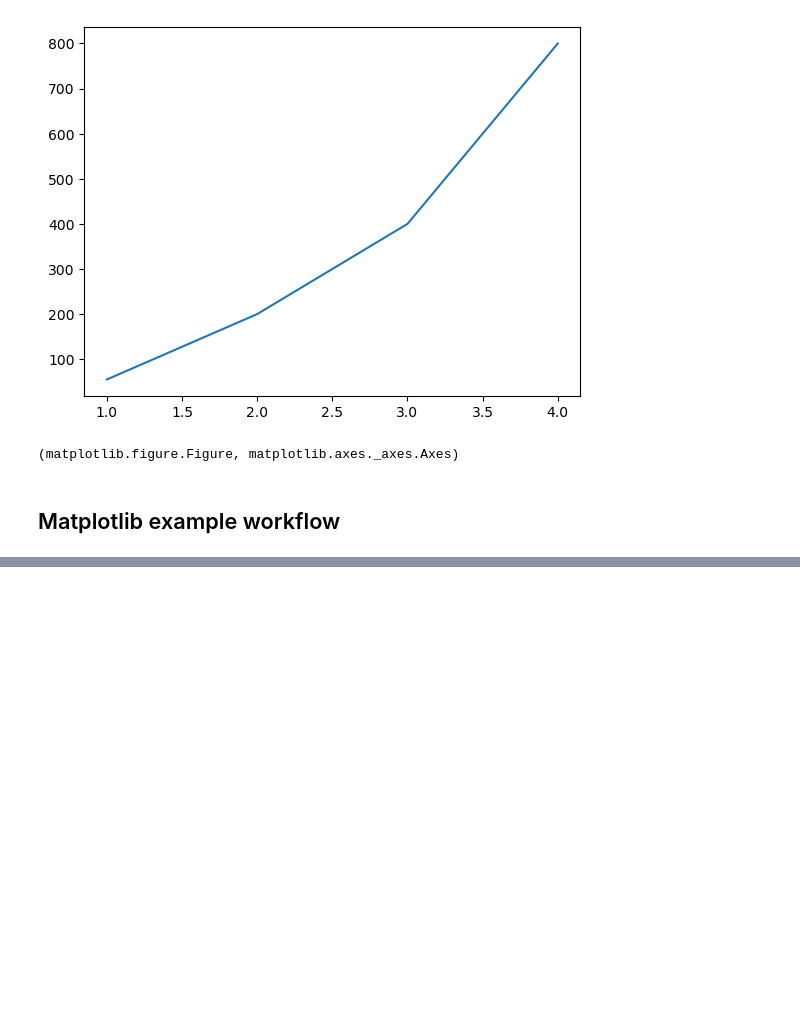
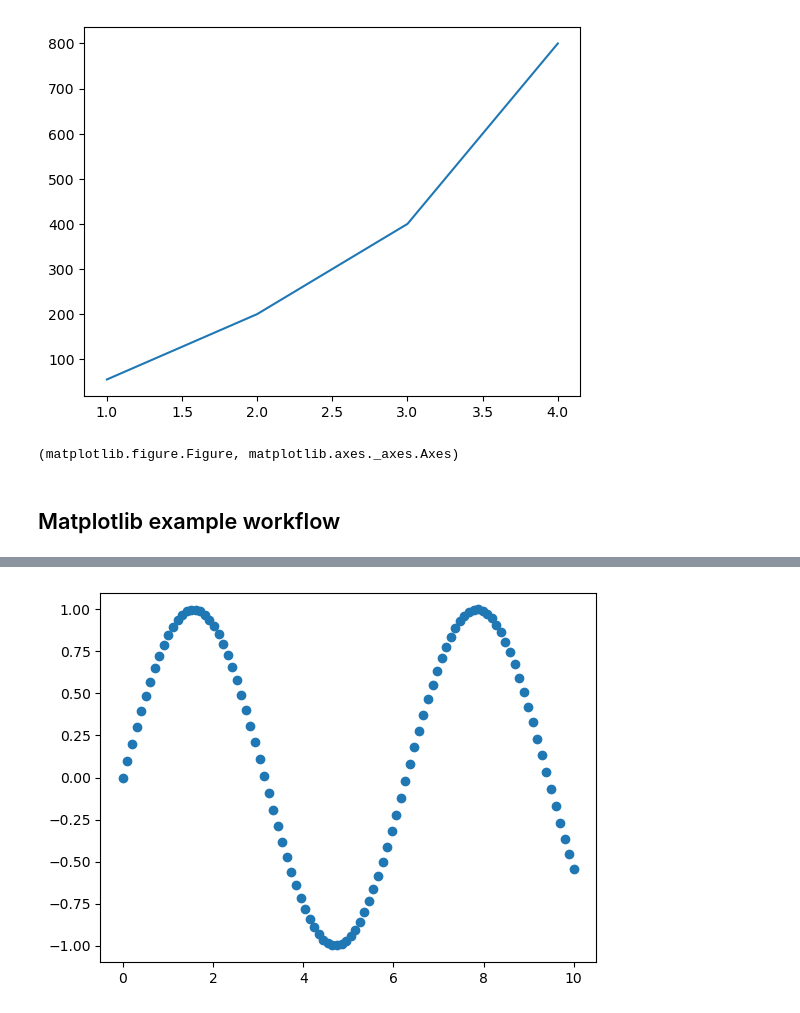
Before and after one commit to hamzazahidulislam/simple-ml, a Jupyter notebook: introduction-to-matplotlib.ipynb, the cells around one changed output, grey strips where cells are left out. Saved outputs shown, nothing was run; the diff lists cells and outputs as text; code cells hidden in the pictures; blank space fills up the shorter version.

```diff
--- a/introduction-to-matplotlib.ipynb
+++ b/introduction-to-matplotlib.ipynb
@@ -121,0 +177,7 @@ fig.savefig("./images/simple-plot.png")
+# %%
+# Another scatter plot
+fig, ax = plt.subplots()
+ax.scatter(x, np.sin(x));
+plt.show()
+# %% [output]
+[figure, added]
```
Also changed, not shown: parts of 12 cells of this notebook.
